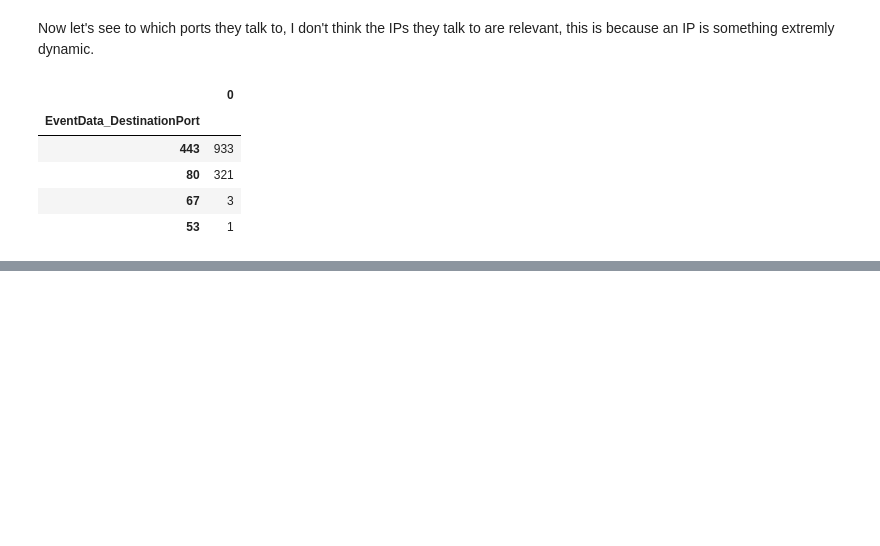
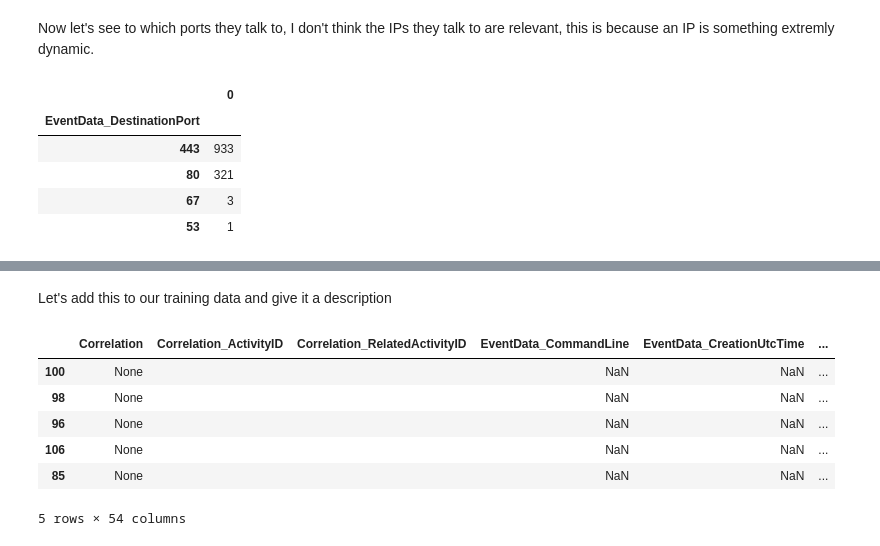
Before and after one commit to ckc5800/detecting_malicious_activity, a Jupyter notebook: ml_csec_applications.ipynb, the cells around one changed output, grey strips where cells are left out. Drawn from its saved outputs; the diff is of its cells as text; code cells hidden in the pictures; blank space fills up the shorter version.

Commit message:
CurrentVersion run training data

```diff
--- a/ml_csec_applications.ipynb
+++ b/ml_csec_applications.ipynb
@@ -621,0 +706,2 @@ python vm_copy_run_reset.py --path ../malware/dist/regkey_persistence
+# %%
+malicious = pd.DataFrame()
@@ -621,0 +736,14 @@ python vm_copy_run_reset.py --path ../malware/dist/regkey_persistence
+# %%
+"""
+The below are the EventIDs we are interested in.
+"12":"RegistryEvent (Object create and delete)",
+"13":"RegistryEvent (Value Set)",
+"""
+reg_key_persist = get_trial_dataframes("data/malicious_train/regkey_persist/2017_12_10_01_26_29")
+# %%
+combined = pd.DataFrame()
+for frame in reg_key_persist:
+    events_of_interest = frame[(frame.EventID == "12") |(frame.EventID == "13")]
+    combined = combined.append(events_of_interest)
+
+combined.groupby("EventData_Image").size().to_frame()
@@ -621,0 +789,21 @@ python vm_copy_run_reset.py --path ../malware/dist/regkey_persistence
+# %% [markdown]
+Let's add this to our training data and give it a description
+# %%
+# I grab the events from the original frames before any apply commands since
+# I want to be able to just load any sysmon log and classify it through a single function
+for frame in reg_key_persist:
+    for _, row in frame.iterrows():
+        if 'appdata\\local' in str(row.EventData_Details):
+            row['label'] = 'malware'
+            row['label_desc'] = "persistence via registry key"
+            malicious = malicious.append(row)
+# %%
+malicious
+# %% [output]
+|  | Correlation | Correlation_ActivityID | Correlation_RelatedActivityID | EventData_CommandLine | EventData_CreationUtcTime | ... |
+| 100 | None |  |  | NaN | NaN | ... |
+| 98 | None |  |  | NaN | NaN | ... |
+| 96 | None |  |  | NaN | NaN | ... |
+| 106 | None |  |  | NaN | NaN | ... |
+| 85 | None |  |  | NaN | NaN | ... |
+5 rows × 54 columns
```
Also changed, not shown: parts of 9 cells of this notebook.
